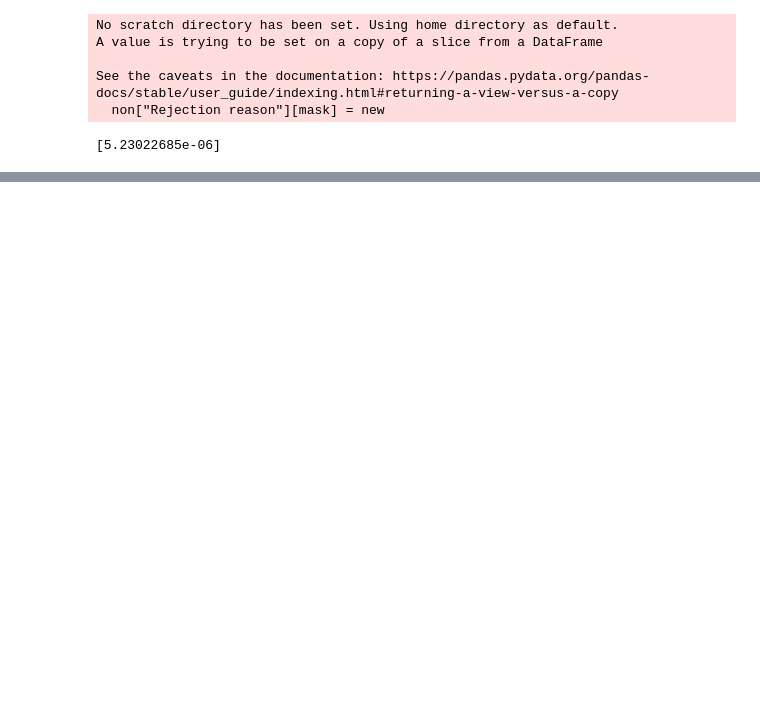
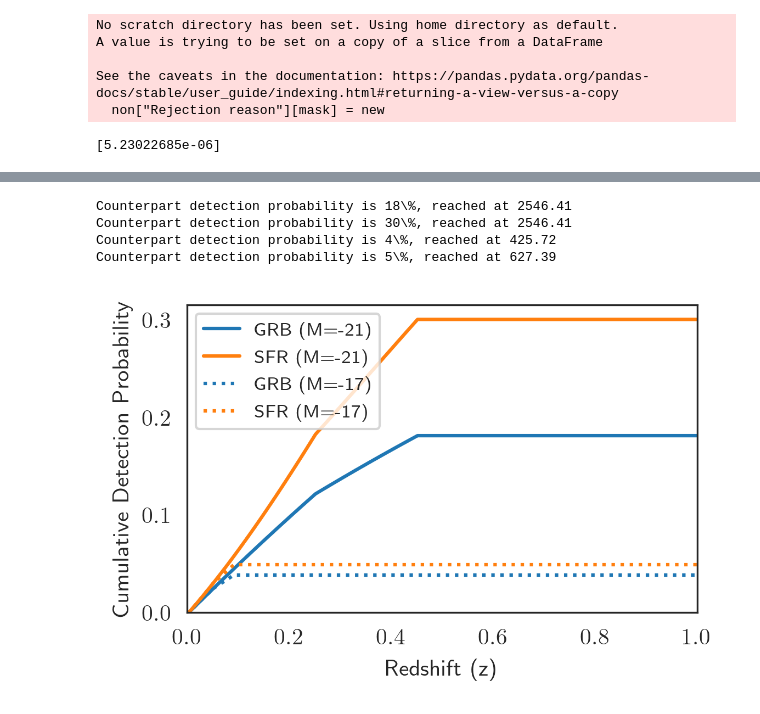
Before and after one commit to robertdstein/nuztfpaper, a Jupyter notebook: notebooks/set_limits_step.ipynb, the cells around one changed output, grey strips where cells are left out. Cells and saved outputs as stored; diff of their text form; code cells hidden in the pictures; blank space fills up the shorter version.

```diff
--- a/notebooks/set_limits_step.ipynb
+++ b/notebooks/set_limits_step.ipynb
@@ -141,6 +141,13 @@ def abs_mag_to_lum(ab_mag, wl=wl_g):
     lum = (am * f * (4. * np.pi * (10. * u.pc)**2.)).to("erg s-1")
     return lum
 
+def app_mag(ab_mag, z):
+    dl = cosmo.luminosity_distance(z=z).to(u.pc)
+
+    app_mag = ab_mag + 5. * np.log10(dl/(10.*u.pc))
+
+    return app_mag
+
 # z_range = np.linspace(0.0, 1.0, 101)[1:]
 
 # plt.figure()
@@ -210,0 +232,71 @@ plt.savefig(output_path, bbox_inches='tight', pad_inches=0)
+# %%
+def pdet(m):
+    res = np.zeros_like(m)
+    res[m<ztf_lim_mag1] = eff1
+    res[np.logical_and(m>ztf_lim_mag1, m<ztf_lim_mag2)] = eff2
+    return res
+
+plt.figure(figsize=(base_width, base_height), dpi=dpi)
+ax = plt.subplot(111)
+
+nsteps = 1e3
+zrange, step = np.linspace(0.0, 8.0, int(nsteps + 1), retstep=True)
+zplot = 0.5*(zrange[1:] + zrange[:-1])
+
+for j, absmag in enumerate([-21., -17.]):
+
+    for k, (label, rate) in enumerate(rates):
+
+        rate_per_z, nu_flux_per_z, nu_flux_per_source, cumulative_nu_flux = \
+                define_cosmology_functions(rate, 1., gamma=2.0)
+
+        nfpz = np.array([x.value for x in nu_flux_per_z(zplot)])
+        bins = zrange[1:] - zrange[:-1]
+        nfpz /= bins
+        nfpz /= np.sum(nfpz)
+
+    #     y = [x.value for x in nfpz]
+    #     y = np.array(y)/np.sum(nfpz)
+
+    #     y = [np.sum(nfpz[:i]) for i, _ in enumerate(nfpz)]
+
+        y = pdet(app_mag(absmag, zplot)) * nfpz
+
+        y = np.array([0] + [np.sum(y[:i]) for i, _ in enumerate(y)])
+
+        # y /= y[-1]
+
+        # y = [cumulative_nu_flux(i)[-1]/max_scale for i in z]
+
+        dls = np.array([0.] + [dl.value for dl in cosmo.luminosity_distance(zplot)])
+        zs = np.array([0.] + list(zplot))
+
+        plt.plot(zs, list(y), label=f"{label} (M={absmag:.0f})", c=f"C{k}", linestyle=["-", ":", "--"][j])
+
+        mask = y == max(y)
+
+        print(f"Counterpart detection probability is {100.*max(y):.0f}\%, "
+              f"reached at {(dls[mask])[0]:.2f}")
+
+
+
+
+plt.xlim(0.0, 1.0)
+plt.ylim(bottom=0.0)
+plt.xlabel("Redshift (z)", fontsize=big_fontsize)
+plt.ylabel(r"Cumulative Detection Probability", fontsize=big_fontsize)
+# plt.ylabel(r"$P_{\textup{det-counterpart}} (\textup{zmax}=z)$", fontsize=big_fontsize)
+ax.tick_params(axis='both', which='major', labelsize=big_fontsize)
+plt.legend()
+
+filename = "p_det.pdf"
+
+output_path = os.path.join(output_folder, filename)
+plt.savefig(os.path.join(plot_dir, filename))
+plt.savefig(output_path, bbox_inches='tight', pad_inches=0)
+# %% [output]
+Counterpart detection probability is 18\%, reached at 2546.41
+Counterpart detection probability is 30\%, reached at 2546.41
+Counterpart detection probability is 4\%, reached at 425.72
+Counterpart detection probability is 5\%, reached at 627.39
+[figure, added]
```
Also changed, not shown: parts of 8 cells of this notebook, 3 other files.
